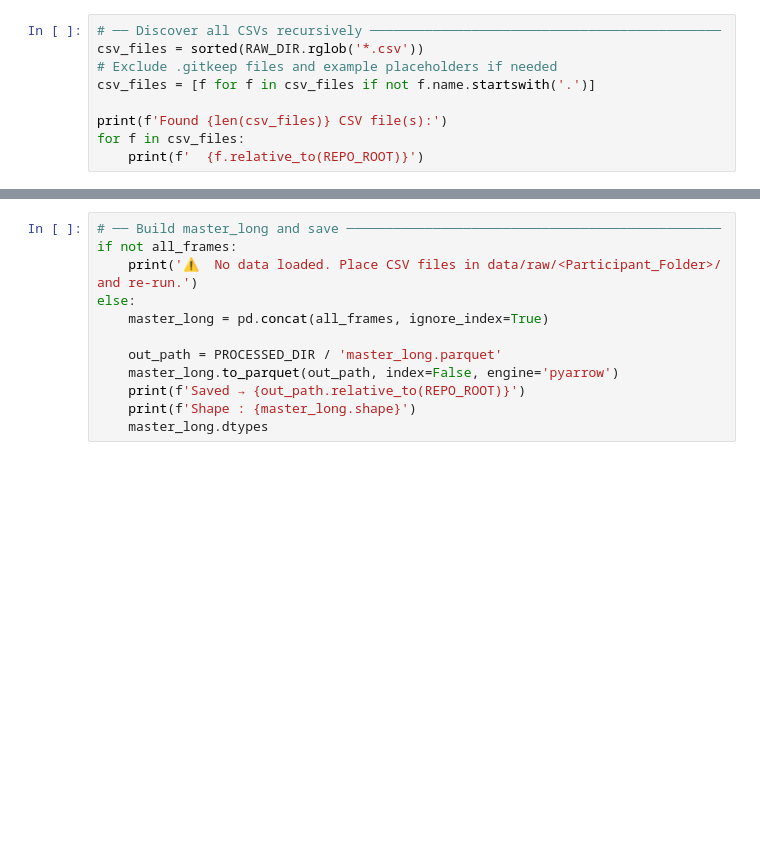
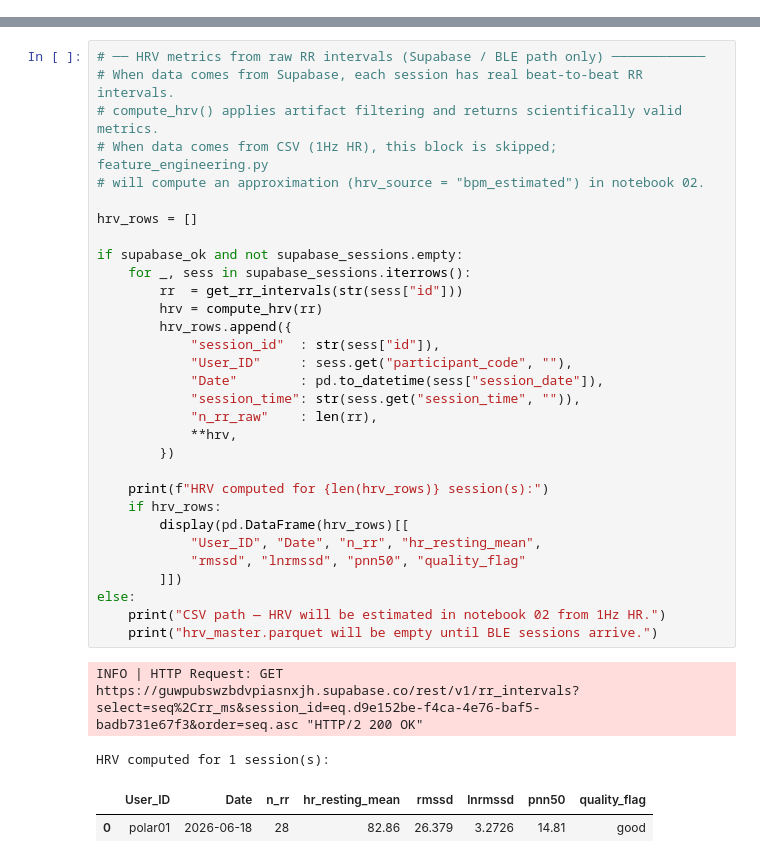
Before and after one commit to neroes-tech/Polar-pipeline, a Jupyter notebook: notebooks/01_data_ingestion.ipynb, the cells around one changed output, grey strips where cells are left out. Saved outputs shown, nothing was run; the diff lists cells and outputs as text; blank space fills up the shorter version.

```diff
--- a/notebooks/01_data_ingestion.ipynb
+++ b/notebooks/01_data_ingestion.ipynb
@@ -39,9 +35,0 @@ print(f'Registered participants: {list(participant_registry.keys())}')
-# %%
-# ── Discover all CSVs recursively ─────────────────────────────────────────────
-csv_files = sorted(RAW_DIR.rglob('*.csv'))
-# Exclude .gitkeep files and example placeholders if needed
-csv_files = [f for f in csv_files if not f.name.startswith('.')]
-
-print(f'Found {len(csv_files)} CSV file(s):')
-for f in csv_files:
-    print(f'  {f.relative_to(REPO_ROOT)}')
@@ -99,12 +114,36 @@ if errors:
-# %%
-# ── Build master_long and save ────────────────────────────────────────────────
-if not all_frames:
-    print('⚠️  No data loaded. Place CSV files in data/raw/<Participant_Folder>/ and re-run.')
-else:
-    master_long = pd.concat(all_frames, ignore_index=True)
-
-    out_path = PROCESSED_DIR / 'master_long.parquet'
-    master_long.to_parquet(out_path, index=False, engine='pyarrow')
-    print(f'Saved → {out_path.relative_to(REPO_ROOT)}')
-    print(f'Shape : {master_long.shape}')
-    master_long.dtypes
+# %%
+# ── HRV metrics from raw RR intervals (Supabase / BLE path only) ────────────
+# When data comes from Supabase, each session has real beat-to-beat RR intervals.
+# compute_hrv() applies artifact filtering and returns scientifically valid metrics.
+# When data comes from CSV (1Hz HR), this block is skipped; feature_engineering.py
+# will compute an approximation (hrv_source = "bpm_estimated") in notebook 02.
+
+hrv_rows = []
+
+if supabase_ok and not supabase_sessions.empty:
+    for _, sess in supabase_sessions.iterrows():
+        rr  = get_rr_intervals(str(sess["id"]))
+        hrv = compute_hrv(rr)
+        hrv_rows.append({
+            "session_id"  : str(sess["id"]),
+            "User_ID"     : sess.get("participant_code", ""),
+            "Date"        : pd.to_datetime(sess["session_date"]),
+            "session_time": str(sess.get("session_time", "")),
+            "n_rr_raw"    : len(rr),
+            **hrv,
+        })
+
+    print(f"HRV computed for {len(hrv_rows)} session(s):")
+    if hrv_rows:
+        display(pd.DataFrame(hrv_rows)[[
+            "User_ID", "Date", "n_rr", "hr_resting_mean",
+            "rmssd", "lnrmssd", "pnn50", "quality_flag"
+        ]])
+else:
+    print("CSV path — HRV will be estimated in notebook 02 from 1Hz HR.")
+    print("hrv_master.parquet will be empty until BLE sessions arrive.")
+# %% [output]
+INFO | HTTP Request: GET https://guwpubswzbdvpiasnxjh.supabase.co/rest/v1/rr_intervals?select=seq%2Crr_ms&session_id=eq.d9e152be-f4ca-4e76-baf5-badb731e67f3&order=seq.asc "HTTP/2 200 OK"
+HRV computed for 1 session(s):
+|  | User_ID | Date | n_rr | hr_resting_mean | rmssd | lnrmssd | pnn50 | quality_flag |
+| 0 | polar01 | 2026-06-18 | 28 | 82.86 | 26.379 | 3.2726 | 14.81 | good |
```
Also changed, not shown: parts of 9 cells of this notebook, 27 other files.
